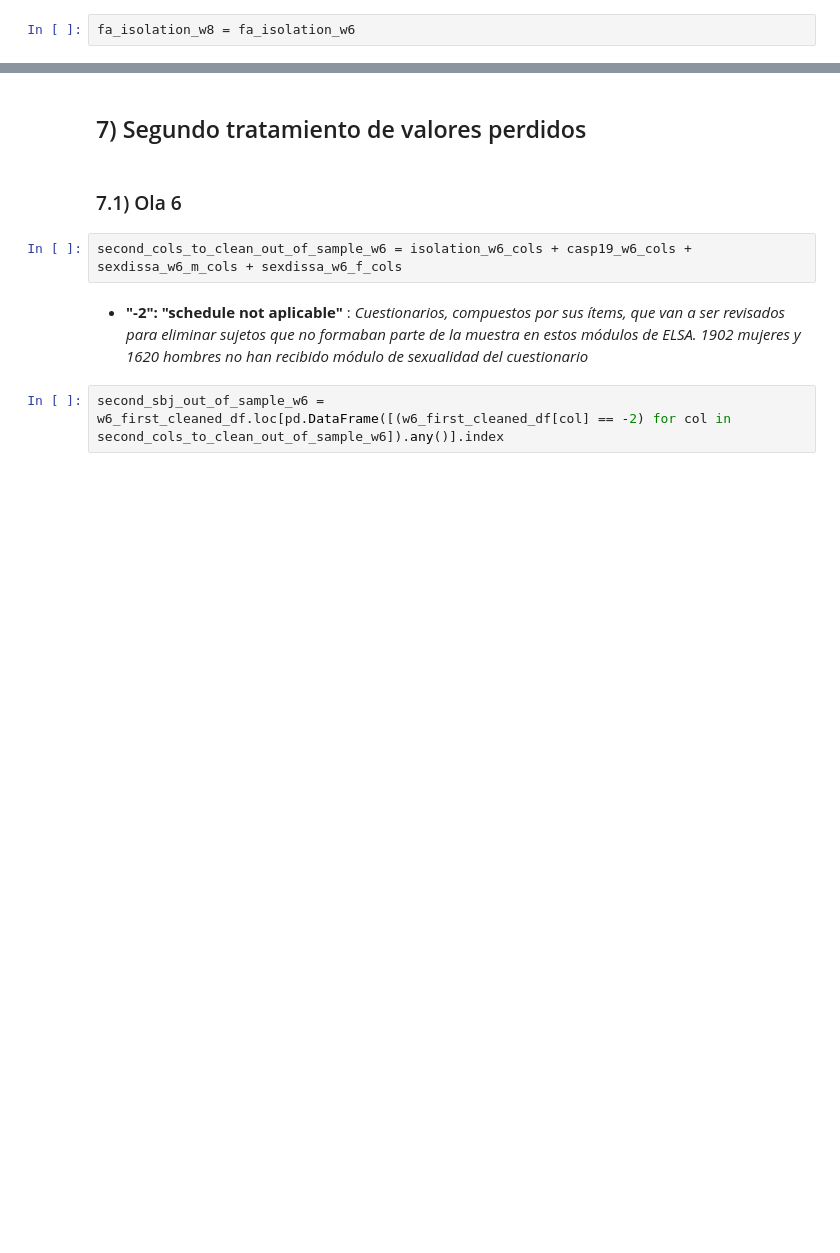
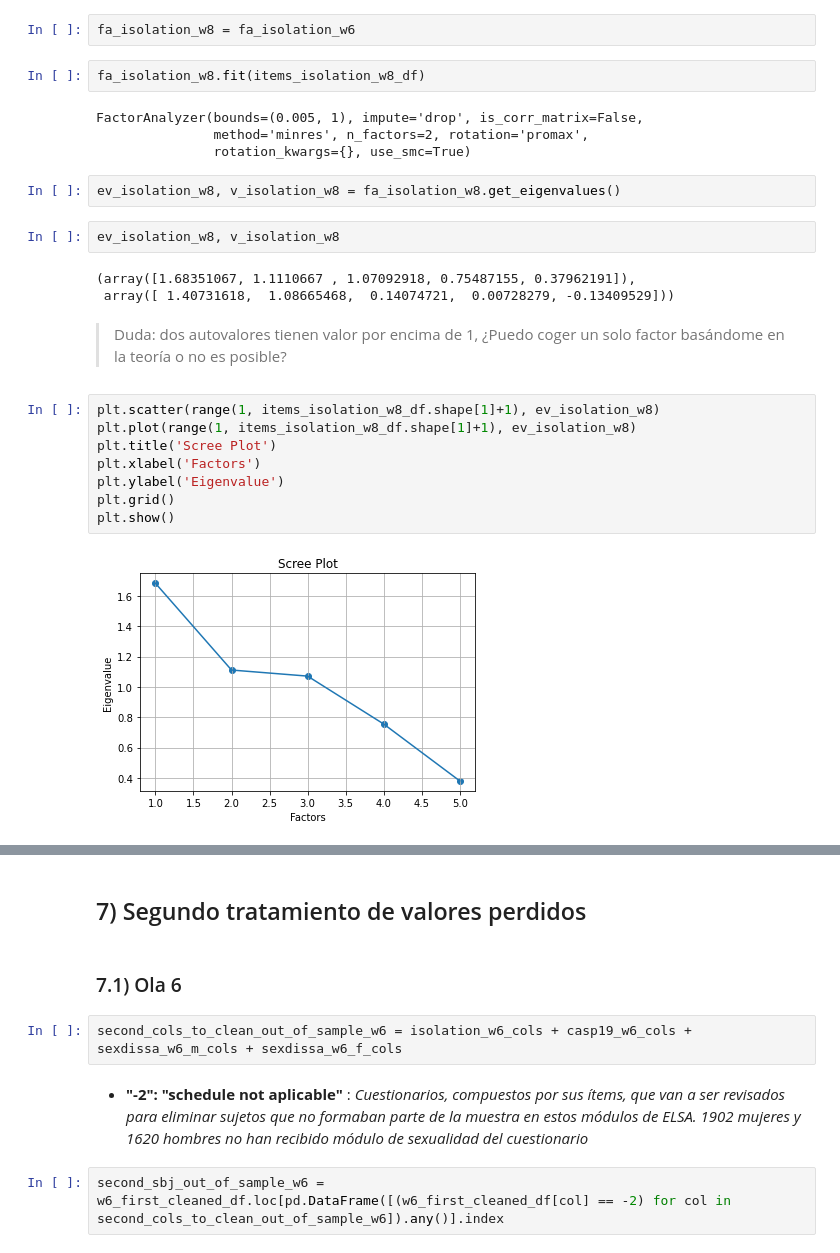
Before and after one commit to ateneatla/sexinsa_qol_ELSA, a Jupyter notebook: anexo.ipynb, the cells around one changed output, grey strips where cells are left out. Cells and saved outputs as stored; diff of their text form; blank space fills up the shorter version.

Commit message:
efa_isolation_w8

```diff
--- a/anexo.ipynb
+++ b/anexo.ipynb
@@ -1178,2 +1206,27 @@ fa_casp19_w8.get_factor_variance() #primera fila: loadings, segunda: proporción
 # %%
 fa_isolation_w8 = fa_isolation_w6
+# %%
+fa_isolation_w8.fit(items_isolation_w8_df)
+# %% [output]
+FactorAnalyzer(bounds=(0.005, 1), impute='drop', is_corr_matrix=False,
+               method='minres', n_factors=2, rotation='promax',
+               rotation_kwargs={}, use_smc=True)
+# %%
+ev_isolation_w8, v_isolation_w8 = fa_isolation_w8.get_eigenvalues()
+# %%
+ev_isolation_w8, v_isolation_w8
+# %% [output]
+(array([1.68351067, 1.1110667 , 1.07092918, 0.75487155, 0.37962191]),
+ array([ 1.40731618,  1.08665468,  0.14074721,  0.00728279, -0.13409529]))
+# %% [markdown]
+> Duda: dos autovalores tienen valor por encima de 1, ¿Puedo coger un solo factor basándome en la teoría o no es posible?
+# %%
+plt.scatter(range(1, items_isolation_w8_df.shape[1]+1), ev_isolation_w8)
+plt.plot(range(1, items_isolation_w8_df.shape[1]+1), ev_isolation_w8)
+plt.title('Scree Plot')
+plt.xlabel('Factors')
+plt.ylabel('Eigenvalue')
+plt.grid()
+plt.show()
+# %% [output]
+[figure, added]
```
Also changed, not shown: parts of 16 cells of this notebook.
